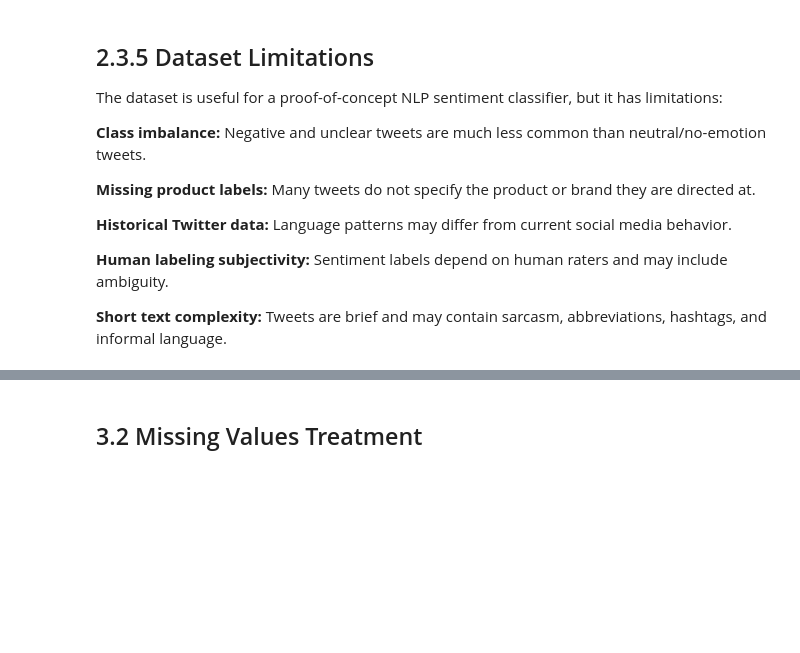
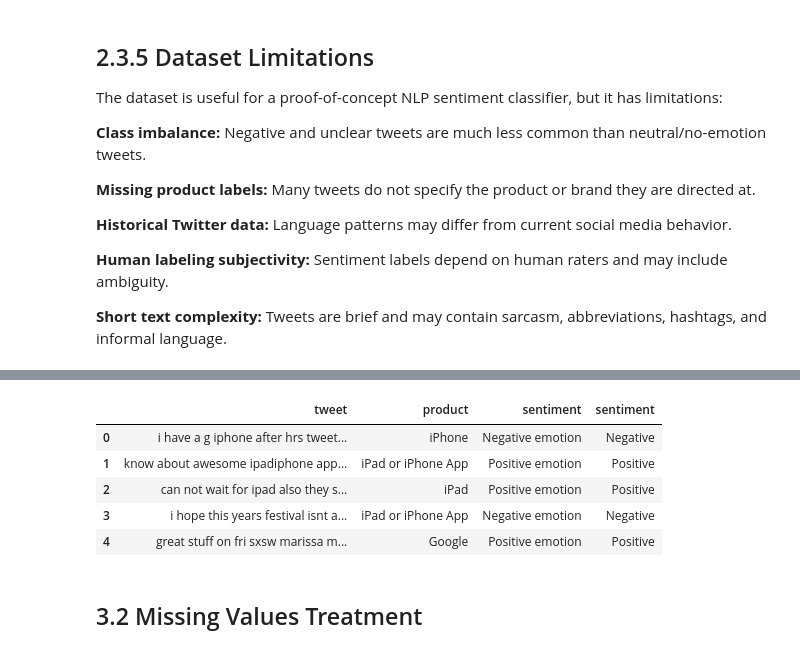
Before and after one commit to byegond-beep/Consumer-Sentiment-Analysis-of-Apple-and-Google-Products-Using-Natural-Language-Processing, a Jupyter notebook: Consumer-Sentiment-Analysis-of-Apple-and-Google-Products-Using-NLP.ipynb, the cells around one changed output, grey strips where cells are left out. Cells and saved outputs as stored; diff of their text form; code cells hidden in the pictures; blank space fills up the shorter version.

```diff
--- a/Consumer-Sentiment-Analysis-of-Apple-and-Google-Products-Using-NLP.ipynb
+++ b/Consumer-Sentiment-Analysis-of-Apple-and-Google-Products-Using-NLP.ipynb
@@ -305,3 +307,24 @@ These issues will be addressed in this section.
+# %%
+# Rename columns
+
+df.rename(
+    columns={
+        'tweet_text': 'tweet',
+        'emotion_in_tweet_is_directed_at': 'product',
+        'is_there_an_emotion_directed_at_a_brand_or_product': 'sentiment'
+    },
+    inplace=True
+)
+
+# Verify changes
+df.head()
+# %% [output]
+|  | tweet | product | sentiment | sentiment |
+| 0 | i have a g iphone after hrs tweet... | iPhone | Negative emotion | Negative |
+| 1 | know about awesome ipadiphone app... | iPad or iPhone App | Positive emotion | Positive |
+| 2 | can not wait for ipad also they s... | iPad | Positive emotion | Positive |
+| 3 | i hope this years festival isnt a... | iPad or iPhone App | Negative emotion | Negative |
+| 4 | great stuff on fri sxsw marissa m... | Google | Positive emotion | Positive |
 # %% [markdown]
 ## 3.2 Missing Values Treatment
 # %% [markdown]
```
Also changed, not shown: parts of 29 cells of this notebook.
